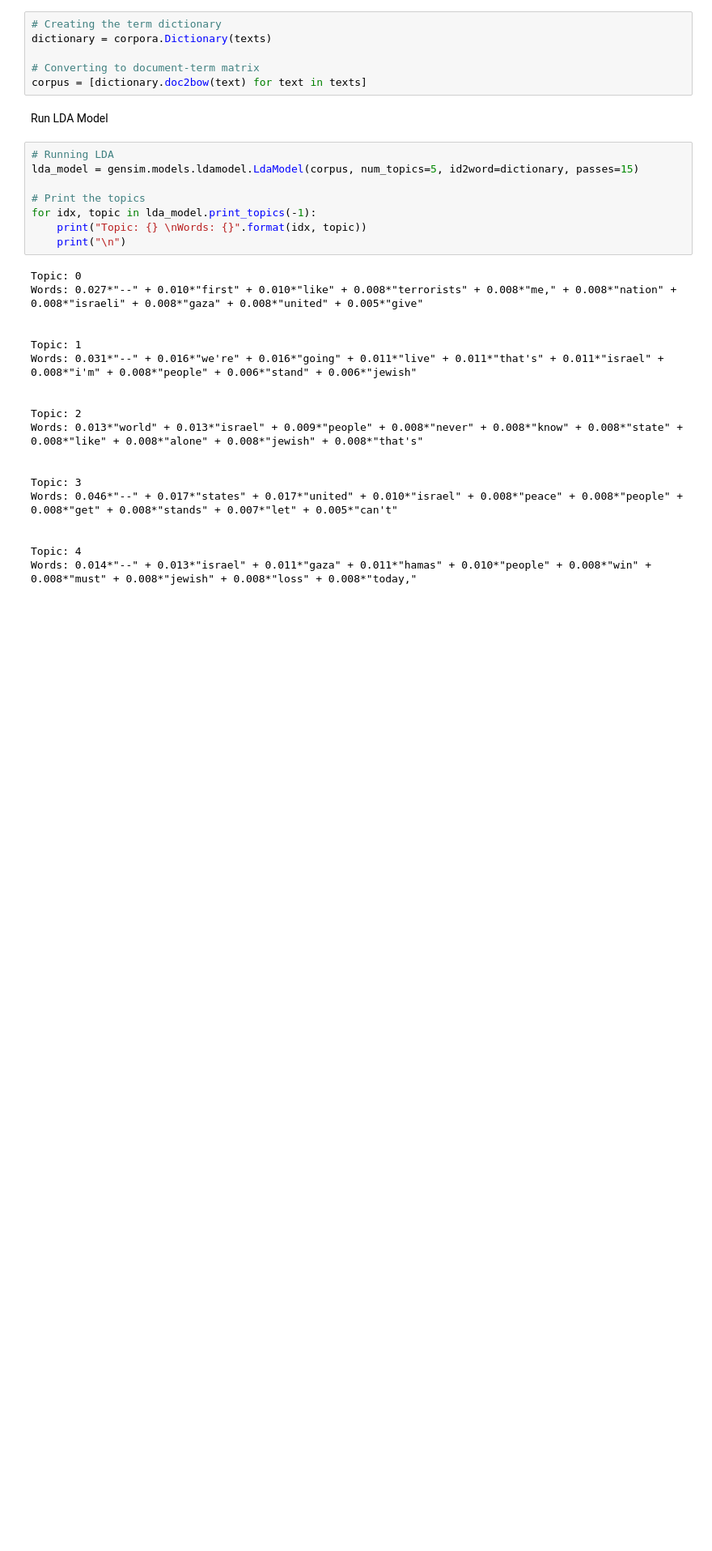
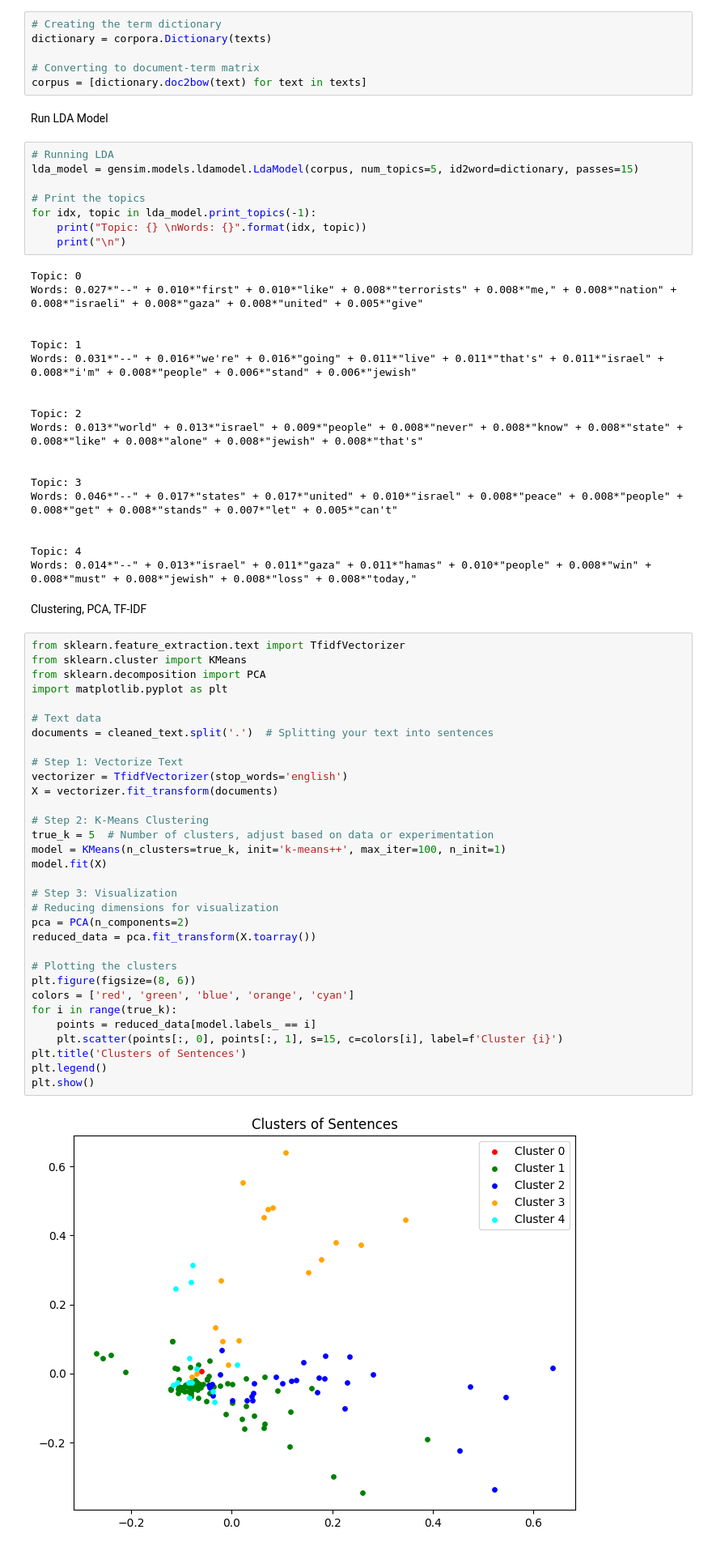
Before and after one commit to thilankam/News_Text_Analysis_Israel_Palestine_Conflic, a Jupyter notebook: President_Biden_Speech_on_Oct7th_attacks_Israel_Palestine_Conflict.ipynb, the cells around one changed output. Shown at 81% size. Drawn from its saved outputs; the diff is of its cells as text; blank space fills up the shorter version.

Commit message:
Included the PCA and KMeans clustering

```diff
--- a/President_Biden_Speech_on_Oct7th_attacks_Israel_Palestine_Conflict.ipynb
+++ b/President_Biden_Speech_on_Oct7th_attacks_Israel_Palestine_Conflict.ipynb
@@ -587,3 +587,39 @@ Words: 0.046*"--" + 0.017*"states" + 0.017*"united" + 0.010*"israel" + 0.008*"pe
 
 Topic: 4
 Words: 0.014*"--" + 0.013*"israel" + 0.011*"gaza" + 0.011*"hamas" + 0.010*"people" + 0.008*"win" + 0.008*"must" + 0.008*"jewish" + 0.008*"loss" + 0.008*"today,"
+# %% [markdown]
+Clustering, PCA, TF-IDF
+# %%
+from sklearn.feature_extraction.text import TfidfVectorizer
+from sklearn.cluster import KMeans
+from sklearn.decomposition import PCA
+import matplotlib.pyplot as plt
+
+# Text data
+documents = cleaned_text.split('.')  # Splitting your text into sentences
+
+# Step 1: Vectorize Text
+vectorizer = TfidfVectorizer(stop_words='english')
+X = vectorizer.fit_transform(documents)
+
+# Step 2: K-Means Clustering
+true_k = 5  # Number of clusters, adjust based on data or experimentation
+model = KMeans(n_clusters=true_k, init='k-means++', max_iter=100, n_init=1)
+model.fit(X)
+
+# Step 3: Visualization
+# Reducing dimensions for visualization
+pca = PCA(n_components=2)
+reduced_data = pca.fit_transform(X.toarray())
+
+# Plotting the clusters
+plt.figure(figsize=(8, 6))
+colors = ['red', 'green', 'blue', 'orange', 'cyan']
+for i in range(true_k):
+    points = reduced_data[model.labels_ == i]
+    plt.scatter(points[:, 0], points[:, 1], s=15, c=colors[i], label=f'Cluster {i}')
+plt.title('Clusters of Sentences')
+plt.legend()
+plt.show()
+# %% [output]
+[figure, added]
```
